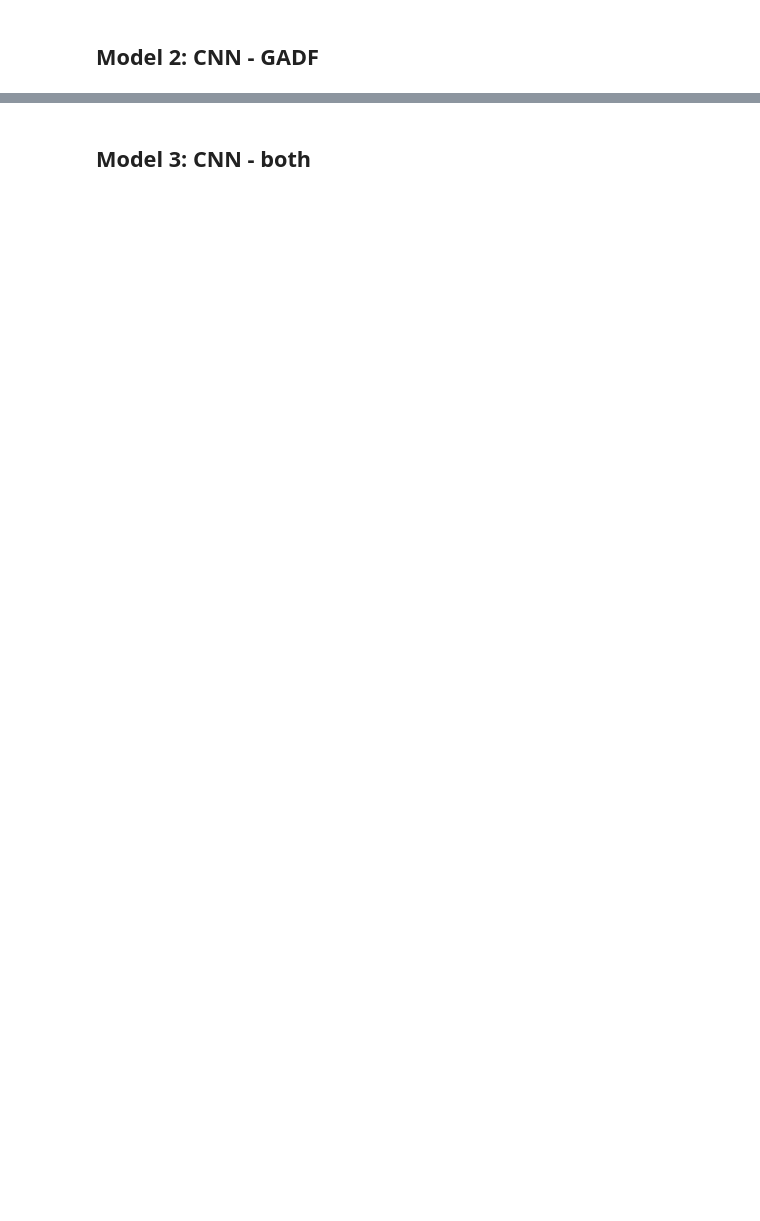
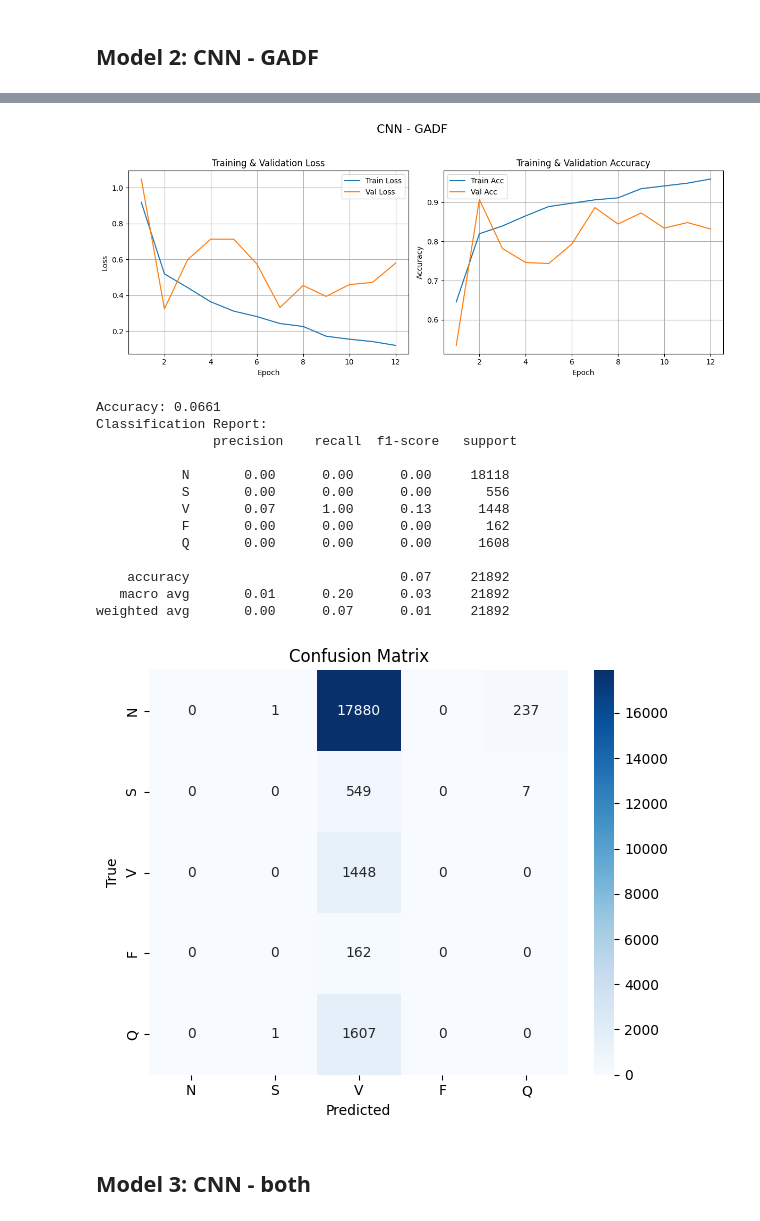
Before and after one commit to harshalchalke31/algorithms, a Jupyter notebook: Time_Series/GAF/ecg_classification.ipynb, the cells around one changed output, grey strips where cells are left out. Drawn from its saved outputs; the diff is of its cells as text; code cells hidden in the pictures; blank space fills up the shorter version.

```diff
--- a/Time_Series/GAF/ecg_classification.ipynb
+++ b/Time_Series/GAF/ecg_classification.ipynb
@@ -156,22 +167,22 @@ Early stopping triggered!
 # %% [markdown]
 ## Model 2: CNN - GADF
 # %%
-train_dataset = ECGDataset(signals=X_train,
-                           labels=y_train,
-                           gaf_mode='gadf')
-val_dataset = ECGDataset(signals=X_val,
-                         labels=y_val,
-                         gaf_mode='gadf')
+# train_dataset = ECGDataset(signals=X_train,
+#                            labels=y_train,
+#                            gaf_mode='gadf')
+# val_dataset = ECGDataset(signals=X_val,
+#                          labels=y_val,
+#                          gaf_mode='gadf')
 test_dataset = ECGDataset(signals=X_test,
                           labels=y_test,
                           gaf_mode='gadf')
 
-train_loader = DataLoader(dataset=train_dataset,
-                          batch_size=BATCH_SIZE,
-                          shuffle=True)
-val_loader = DataLoader(dataset=val_dataset,
-                        batch_size=BATCH_SIZE)
-test_loader = DataLoader(dataset=test_dataset,
+# train_loader = DataLoader(dataset=train_dataset,
+#                           batch_size=BATCH_SIZE,
+#                           shuffle=True)
+# val_loader = DataLoader(dataset=val_dataset,
+#                         batch_size=BATCH_SIZE)
+test_loader_2 = DataLoader(dataset=test_dataset,
                          batch_size=BATCH_SIZE)
 
 
@@ -201,5 +198,28 @@ Early stopping triggered!
 # %%
-plot_loss_curves(log_path=log_path_2,suptitle='CNN - GADF')
+plot_classifier_curves(log_path=log_path_2,suptitle='CNN - GADF')
+
+evaluate_classifier(
+    model=model_2,
+    dataloader=test_loader_2,
+    class_names=class_names,
+    device=device
+)
+# %% [output]
+[figure, added]
+Accuracy: 0.0661
+Classification Report:
+               precision    recall  f1-score   support
+
+           N       0.00      0.00      0.00     18118
+           S       0.00      0.00      0.00       556
+           V       0.07      1.00      0.13      1448
+           F       0.00      0.00      0.00       162
+           Q       0.00      0.00      0.00      1608
+
+    accuracy                           0.07     21892
+   macro avg       0.01      0.20      0.03     21892
+weighted avg       0.00      0.07      0.01     21892
+[figure, added]
 # %% [markdown]
 ## Model 3: CNN - both
 # %%
```
Also changed, not shown: parts of 9 cells of this notebook, 1 other file.
